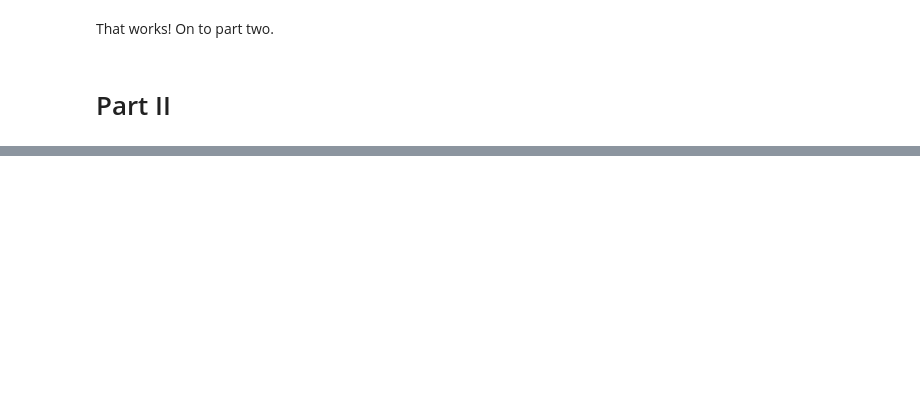
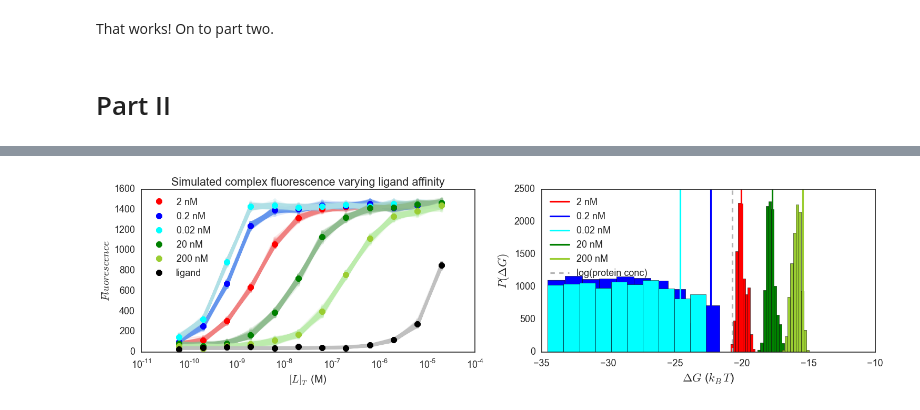
Before and after one commit to choderalab/assaytools, a Jupyter notebook: examples/direct-fluorescence-assay/2b Bayesian fit for two component binding - simulated data.ipynb, the cells around one changed output, grey strips where cells are left out. Cells and saved outputs as stored; diff of their text form; code cells hidden in the pictures; blank space fills up the shorter version.

Commit message:
added Kd varying simulated data to ipynb

```diff
--- a/examples/direct-fluorescence-assay/2b Bayesian fit for two component binding - simulated data.ipynb
+++ b/examples/direct-fluorescence-assay/2b Bayesian fit for two component binding - simulated data.ipynb
@@ -198,0 +224,2 @@ That works! On to part two.
+# %%
+mcmc_high = pymcmodels.run_mcmc(pymc_model_high)
@@ -198,0 +234,70 @@ That works! On to part two.
+# %%
+pymc_model_low = pymcmodels.make_model(Ptot, dPstated, Ltot, dLstated,
+    top_complex_fluorescence=F_PL_low_i,
+    top_ligand_fluorescence=F_L_i,
+    use_primary_inner_filter_correction=True,
+    use_secondary_inner_filter_correction=True,
+    assay_volume=assay_volume, DG_prior='uniform')
+mcmc_low = pymcmodels.run_mcmc(pymc_model_low)
+# %%
+pymc_model_really_low = pymcmodels.make_model(Ptot, dPstated, Ltot, dLstated,
+    top_complex_fluorescence=F_PL_really_low_i,
+    top_ligand_fluorescence=F_L_i,
+    use_primary_inner_filter_correction=True,
+    use_secondary_inner_filter_correction=True,
+    assay_volume=assay_volume, DG_prior='uniform')
+mcmc_really_low = pymcmodels.run_mcmc(pymc_model_really_low)
+# %%
+plt.figure(figsize=(18,4));
+
+plt.subplot(121)
+property_name = 'top_complex_fluorescence'
+complex = getattr(pymc_model, property_name)
+complex_high = getattr(pymc_model_high, property_name)
+complex_really_high = getattr(pymc_model_really_high, property_name)
+complex_low = getattr(pymc_model_low, property_name)
+complex_really_low = getattr(pymc_model_really_low, property_name)
+property_name = 'top_ligand_fluorescence'
+ligand = getattr(pymc_model, property_name)
+
+for top_complex_fluorescence_model in mcmc.top_complex_fluorescence_model.trace()[::10]:
+    plt.semilogx(Ltot, top_complex_fluorescence_model, marker='.',color='lightcoral', alpha=0.2)
+for top_complex_fluorescence_model in mcmc_high.top_complex_fluorescence_model.trace()[::10]:
+    plt.semilogx(Ltot, top_complex_fluorescence_model, marker='.',color='cornflowerblue', alpha=0.2)
+for top_complex_fluorescence_model in mcmc_really_high.top_complex_fluorescence_model.trace()[::10]:
+    plt.semilogx(Ltot, top_complex_fluorescence_model, marker='.',color='powderblue', alpha=0.2)
+for top_complex_fluorescence_model in mcmc_low.top_complex_fluorescence_model.trace()[::10]:
+    plt.semilogx(Ltot, top_complex_fluorescence_model, marker='.',color='darkseagreen', alpha=0.2)
+for top_complex_fluorescence_model in mcmc_really_low.top_complex_fluorescence_model.trace()[::10]:
+    plt.semilogx(Ltot, top_complex_fluorescence_model, marker='.',color='lightsage', alpha=0.2)
+for top_ligand_fluorescence_model in mcmc.top_ligand_fluorescence_model.trace()[::10]:
+    plt.semilogx(Ltot, top_ligand_fluorescence_model, marker='.',color='silver', alpha=0.2)
+
+plt.semilogx(Ltot, complex.value, 'ro',label='2 nM')
+plt.semilogx(Ltot, complex_high.value, 'bo',label='0.2 nM')
+plt.semilogx(Ltot, complex_really_high.value, color='cyan',marker='o',linestyle='None',label='0.02 nM')
+plt.semilogx(Ltot, complex_low.value, color='green',marker='o',linestyle='None',label='20 nM')
+plt.semilogx(Ltot, complex_really_low.value, color='yellowgreen',marker='o',linestyle='None',label='200 nM')
+plt.semilogx(Ltot, ligand.value, 'ko',label='ligand')
+plt.xlabel('$[L]_T$ (M)');
+plt.ylabel('$Fluorescence$');
+plt.title('Simulated complex fluorescence varying ligand affinity')
+plt.legend(loc=0);
+
+plt.subplot(122)
+plt.hist(mcmc.DeltaG.trace(),color='red')
+plt.axvline(x=np.log(Kd),color='red',label='2 nM')
+plt.hist(mcmc_high.DeltaG.trace(),color='blue')
+plt.axvline(x=np.log(Kd_high),color='blue',label='0.2 nM')
+plt.hist(mcmc_really_high.DeltaG.trace(),color='cyan')
+plt.axvline(x=np.log(Kd_really_high),color='cyan',label='0.02 nM')
+plt.hist(mcmc_low.DeltaG.trace(),color='green')
+plt.axvline(x=np.log(Kd_low),color='green',label='20 nM')
+plt.hist(mcmc_really_low.DeltaG.trace(),color='yellowgreen')
+plt.axvline(x=np.log(Kd_really_low),color='yellowgreen',label='200 nM')
+plt.axvline(x=np.log(Ptot[0]),color='0.7',linestyle='--',label='log(protein conc)')
+plt.xlabel('$\Delta G$ ($k_B T$)',fontsize=16);
+plt.ylabel('$P(\Delta G)$',fontsize=16);
+plt.legend(loc=2);
+# %% [output]
+[figure, added]
```
Also changed, not shown: parts of 11 cells of this notebook.
